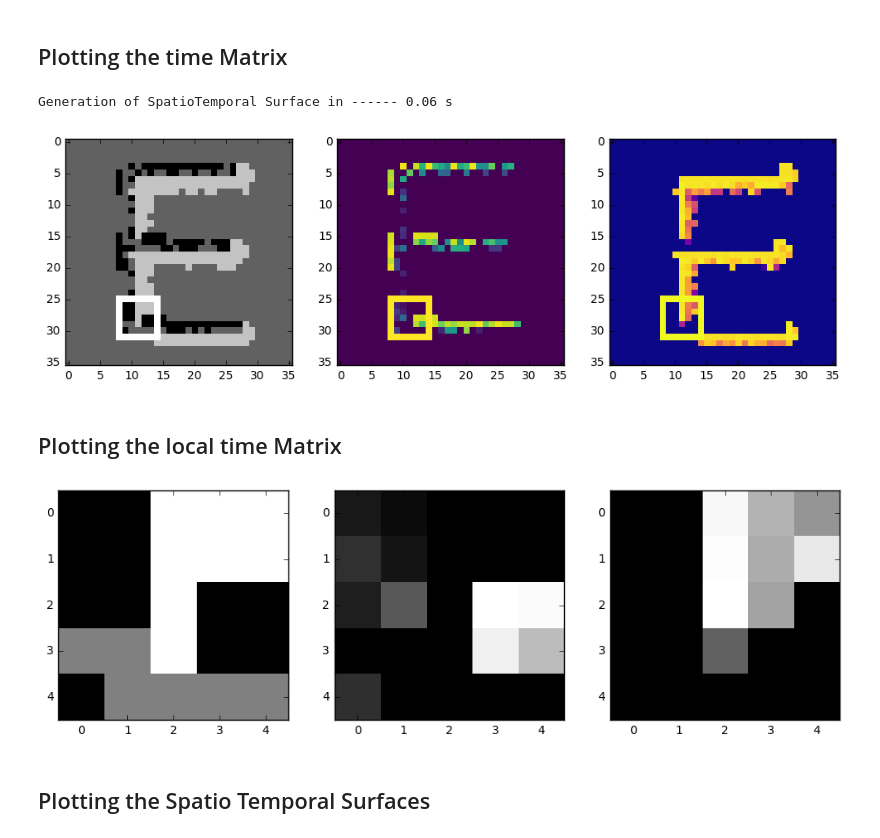
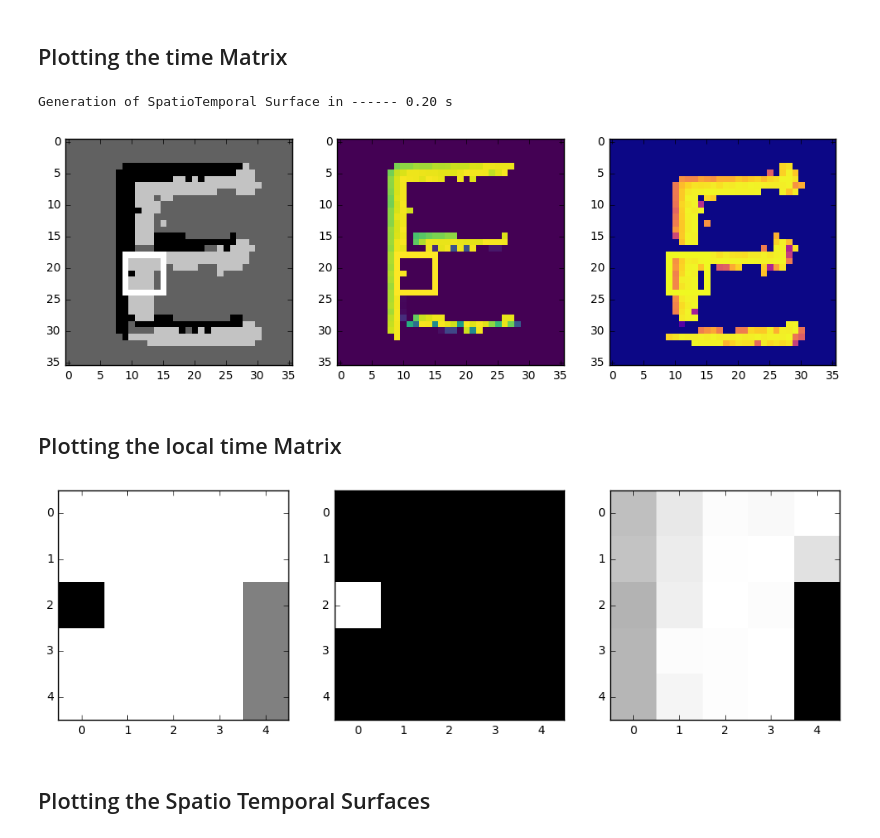
Before and after one commit to VictorBoutin/HOTS, a Jupyter notebook: Probe/SpatioTemporalSurface.ipynb, the cells around one changed output. Cells and saved outputs as stored; diff of their text form; code cells hidden in the pictures.

```diff
--- a/Probe/SpatioTemporalSurface.ipynb
+++ b/Probe/SpatioTemporalSurface.ipynb
@@ -38,0 +17,10 @@ plt.imshow(image_filtered,interpolation='nearest');
+# %%
+
+event0 = Event(ImageSize=(32,32), ListPolarities=[-1,1])
+
+event0.LoadFromMat('../Data/ExtractedStabilized.mat',image_number=35)
+
+InputFilter = Filter(event0)
+event1 = InputFilter.FilterNHBD(threshold=15,neighbourhood=2)
+
+DisplayImage([event0,event1])
@@ -39,41 +30,41 @@ plt.imshow(image_filtered,interpolation='nearest');
 # %% [markdown]
 ## Plotting the time Matrix
 # %%
-target_event = 3000
+target_event = 10000
 # %%
-SpTe= STS(tau=0.02, R=2, ListPolarities=[-1,1],ImageSize=(32,32),verbose=1,initial_time=0)
-Surface = SpTe.create(event = Events, stop = target_event)
+SpTe= STS(tau=0.02, R=2,verbose=1,initial_time=0)
+Surface = SpTe.create(event = event1, stop = target_event)
 # %% [output]
-Generation of SpatioTemporal Surface in ------ 0.06 s
+Generation of SpatioTemporal Surface in ------ 0.20 s
 # %%
 w = SpTe.R + 1
-x,y = address_1[target_event, 0],address_1[target_event, 1]
+x,y = event1.address[target_event, 0],event1.address[target_event, 1]
 (x0, y0) = (x + SpTe.R - w, y + SpTe.R - w)
 (x1, y1) = (x + SpTe.R + w, y + SpTe.R + w)
 # %%
 fig, axs = plt.subplots(1, 3, figsize=(3 * 4, 1 * 4))
 image = np.zeros((SpTe.width, SpTe.height))
-image[address_1[0:target_event+1, 0].T + SpTe.R,
-      address_1[0:target_event+1, 1].T + SpTe.R] = polarity_1[0:target_event+1].T
+image[event1.address[0:target_event+1, 0].T + SpTe.R,
+      event1.address[0:target_event+1, 1].T + SpTe.R] = event1.polarity[0:target_event+1].T
 image1 = image.copy()
 cv2.rectangle(image1, (y0, x0), (y1, x1),
               color=np.amax(image)+0.6)
 #axs[0].axis('off')
 axs[0].imshow(image1,cmap = plt.gray(),interpolation='nearest')
 
 ImageTimeMat1 = SpTe.ListOfTimeMatrix[0, :, :]
 cv2.rectangle(ImageTimeMat1, (y0, x0), (y1, x1),
               color=np.amax(ImageTimeMat1) + 0.001)
 #axs[1].axis('off')
 axs[1].imshow(ImageTimeMat1, cmap=plt.viridis(),interpolation='nearest')
 
 ImageTimeMat2 = SpTe.ListOfTimeMatrix[1, :, :]
 cv2.rectangle(ImageTimeMat2, (y0, x0), (y1, x1),
               color=np.amax(ImageTimeMat2) + 0.001)
 #axs[2].axis('off')
 axs[2].imshow(ImageTimeMat2, cmap=plt.plasma(),interpolation='nearest');
 # %% [output]
-[figure, old version]
+[figure, new version]
 # %% [markdown]
 ## Plotting the local time Matrix
 # %%
@@ -85,7 +76,7 @@ axs[0].imshow(image_local, cmap=plt.gray(), interpolation = "nearest")
 axs[1].imshow(SpTe.LocalTimeMatrix[0, :, :], cmap=plt.gray(),interpolation = "nearest")
 axs[2].imshow(SpTe.LocalTimeMatrix[1, :, :], cmap=plt.gray(), interpolation = "nearest");
 # %% [output]
-[figure, old version]
+[figure, new version]
 # %% [markdown]
 ## Plotting the Spatio Temporal Surfaces
 # %%
```
Also changed, not shown: parts of 6 cells of this notebook.
